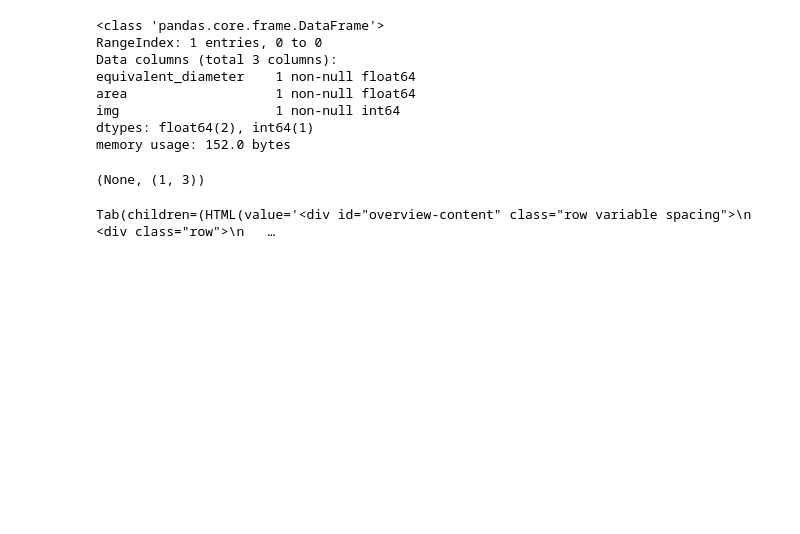
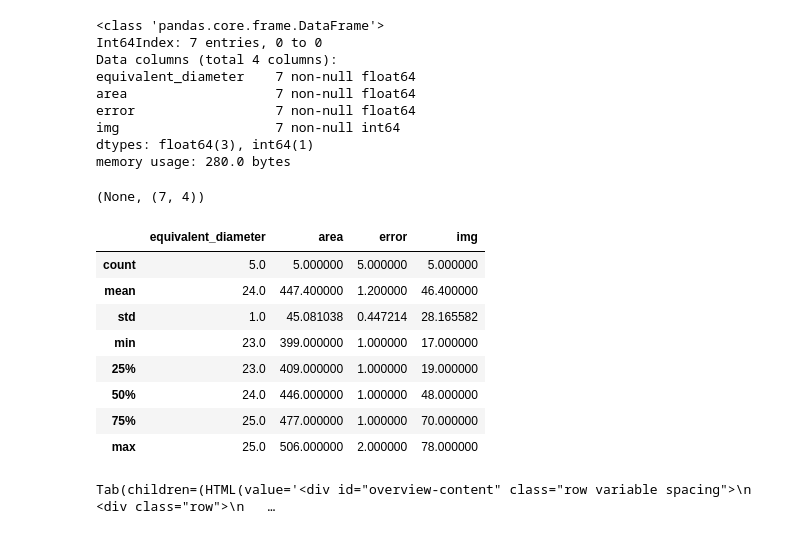
Before and after one commit to jrr1984/defects_analysis, a Jupyter notebook: Defects analysis.ipynb, the cells around one changed output. Saved outputs shown, nothing was run; the diff lists cells and outputs as text; code cells hidden in the pictures; blank space fills up the shorter version.

```diff
--- a/Defects analysis.ipynb
+++ b/Defects analysis.ipynb
@@ -8,18 +8,31 @@ import seaborn as sns
 from pandas_profiling import ProfileReport
 sns.set(color_codes=True)
 
-df = pd.read_pickle("C:/Users/juanr/Documents/data_mediciones/defects/defectsPANC_df.pkl")
+df = pd.read_pickle("C:/Users/juanr/Documents/data_mediciones/defects/defectsAZUL_df.pkl")
 df.info(),df.shape
 # %% [output]
 <class 'pandas.core.frame.DataFrame'>
-RangeIndex: 1 entries, 0 to 0
-Data columns (total 3 columns):
-equivalent_diameter    1 non-null float64
-area                   1 non-null float64
-img                    1 non-null int64
-dtypes: float64(2), int64(1)
-memory usage: 152.0 bytes
+Int64Index: 7 entries, 0 to 0
+Data columns (total 4 columns):
+equivalent_diameter    7 non-null float64
+area                   7 non-null float64
+error                  7 non-null float64
+img                    7 non-null int64
+dtypes: float64(3), int64(1)
+memory usage: 280.0 bytes
-(None, (1, 3))
+(None, (7, 4))
+# %%
+df.describe()
+# %% [output]
+|  | equivalent_diameter | area | error | img |
+| count | 5.0 | 5.000000 | 5.000000 | 5.000000 |
+| mean | 24.0 | 447.400000 | 1.200000 | 46.400000 |
+| std | 1.0 | 45.081038 | 0.447214 | 28.165582 |
+| min | 23.0 | 399.000000 | 1.000000 | 17.000000 |
+| 25% | 23.0 | 409.000000 | 1.000000 | 19.000000 |
+| 50% | 24.0 | 446.000000 | 1.000000 | 48.000000 |
+| 75% | 25.0 | 477.000000 | 1.000000 | 70.000000 |
+| max | 25.0 | 506.000000 | 2.000000 | 78.000000 |
 # %%
 profile = ProfileReport(df, title='Pandas Profiling Report', html={'style':{'full_width':True}})
 # %%
```
Also changed, not shown: parts of 3 cells of this notebook, 3 other files.
